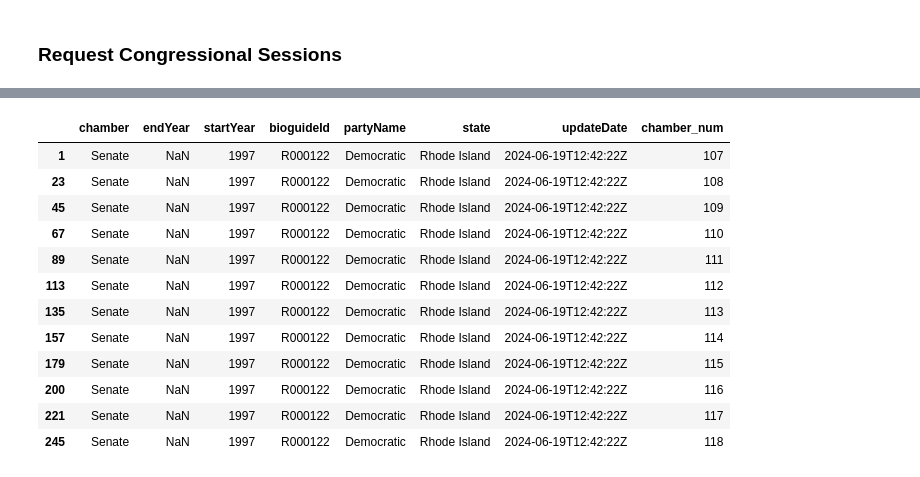
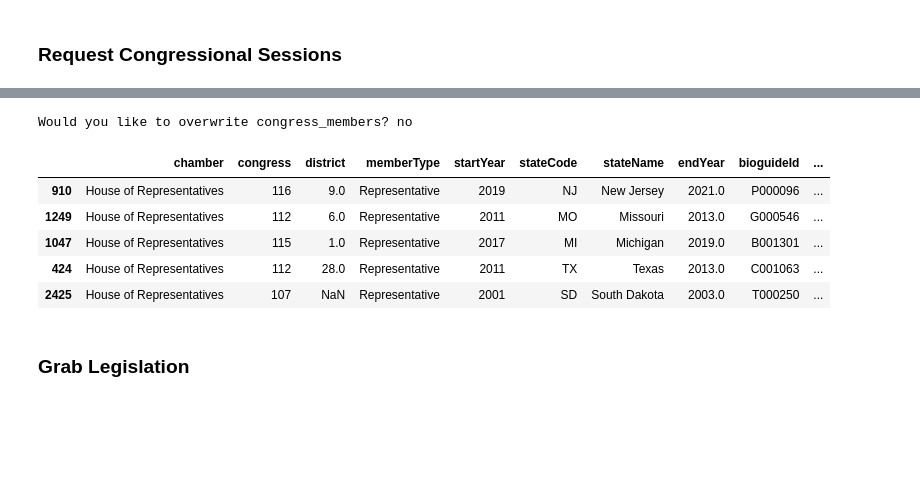
Before and after one commit to StevenSong-sTs/Property-Value-Forecast, a Jupyter notebook: ss24_capstone_team23_datallah_nkitts_steveso/congress_req.ipynb, the cells around one changed output, grey strips where cells are left out. Saved outputs shown, nothing was run; the diff lists cells and outputs as text; code cells hidden in the pictures; blank space fills up the shorter version.

```diff
--- a/ss24_capstone_team23_datallah_nkitts_steveso/congress_req.ipynb
+++ b/ss24_capstone_team23_datallah_nkitts_steveso/congress_req.ipynb
@@ -68,13 +101,0 @@ memory usage: 5.8+ KB
-# %%
-chamber_nums = chambers[chambers.startYear >= '2000'].congress_num.unique()
-
-reps = pd.DataFrame()
-
-for c in chamber_nums[::-1]:
-  member_req = f'https://api.congress.gov/v3/member/congress/{c}?api_key={api_key}{req_format}'
-  member_json = requests.get(member_req)
-  temp_df = pd.json_normalize(member_json.json()['members'],
-                              record_path = ['terms', 'item'],
-                              meta = ['bioguideId', 'partyName', 'state', 'updateDate'])
-  temp_df['chamber_num'] = c
-  reps = pd.concat([reps, temp_df], ignore_index = True)
@@ -139,16 +101,0 @@ memory usage: 16.3+ KB
-# %%
-reps[(reps.chamber == 'Senate')]
-# %% [output]
-|  | chamber | endYear | startYear | bioguideId | partyName | state | updateDate | chamber_num |
-| 1 | Senate | NaN | 1997 | R000122 | Democratic | Rhode Island | 2024-06-19T12:42:22Z | 107 |
-| 23 | Senate | NaN | 1997 | R000122 | Democratic | Rhode Island | 2024-06-19T12:42:22Z | 108 |
-| 45 | Senate | NaN | 1997 | R000122 | Democratic | Rhode Island | 2024-06-19T12:42:22Z | 109 |
-| 67 | Senate | NaN | 1997 | R000122 | Democratic | Rhode Island | 2024-06-19T12:42:22Z | 110 |
-| 89 | Senate | NaN | 1997 | R000122 | Democratic | Rhode Island | 2024-06-19T12:42:22Z | 111 |
-| 113 | Senate | NaN | 1997 | R000122 | Democratic | Rhode Island | 2024-06-19T12:42:22Z | 112 |
-| 135 | Senate | NaN | 1997 | R000122 | Democratic | Rhode Island | 2024-06-19T12:42:22Z | 113 |
-| 157 | Senate | NaN | 1997 | R000122 | Democratic | Rhode Island | 2024-06-19T12:42:22Z | 114 |
-| 179 | Senate | NaN | 1997 | R000122 | Democratic | Rhode Island | 2024-06-19T12:42:22Z | 115 |
-| 200 | Senate | NaN | 1997 | R000122 | Democratic | Rhode Island | 2024-06-19T12:42:22Z | 116 |
-| 221 | Senate | NaN | 1997 | R000122 | Democratic | Rhode Island | 2024-06-19T12:42:22Z | 117 |
-| 245 | Senate | NaN | 1997 | R000122 | Democratic | Rhode Island | 2024-06-19T12:42:22Z | 118 |
@@ -154,0 +158,42 @@ reps[(reps.chamber == 'Senate')]
+# %%
+file_nm = 'congress_members'
+
+if req_data(raw_path, file_nm):
+  # grab member IDs
+  member_ids = paginate(api_key = api_key, meta = ['bioguideId'], endpoint = 'member', return_type = 'df')
+  member_ids_ary = member_ids.bioguideId.unique()
+  # iteratively develop JSON list
+  terms_json_lst = []
+  for member in member_ids_ary:
+    endpoint = f'member/{member}'
+    m_req = f'https://api.congress.gov/v3/{endpoint}?api_key={api_key}&format=json'
+    m_json = requests.get(m_req)
+    terms_json_lst.append(m_json.json()['member'])
+  # save file
+  with open(f'{raw_path}/congress_members_json', 'w') as output_file:
+    json.dump(terms_json_lst, output_file, indent=2)
+  # create df
+  terms_df = pd.json_normalize(terms_json_lst,
+                              record_path = ['terms'],
+                              meta = ['bioguideId', 'currentMember', 'directOrderName', 'partyHistory',
+                                      'sponsoredLegislation', 'cosponsoredLegislation', 'updateDate'],
+                              errors = 'ignore')
+  # restrict to 1999 congress and fwd
+  terms_df = terms_df[terms_df.congress >= 106]
+  # write df
+  terms_df.to_csv(f'{raw_path}/{file_nm}', index = False)
+else:
+  terms_df = pd.read_csv(f'{raw_path}/{file_nm}')
+# %% [output]
+Would you like to overwrite congress_members? no
+# %%
+terms_df.sample(5)
+# %% [output]
+|  | chamber | congress | district | memberType | startYear | stateCode | stateName | endYear | bioguideId | ... |
+| 910 | House of Representatives | 116 | 9.0 | Representative | 2019 | NJ | New Jersey | 2021.0 | P000096 | ... |
+| 1249 | House of Representatives | 112 | 6.0 | Representative | 2011 | MO | Missouri | 2013.0 | G000546 | ... |
+| 1047 | House of Representatives | 115 | 1.0 | Representative | 2017 | MI | Michigan | 2019.0 | B001301 | ... |
+| 424 | House of Representatives | 112 | 28.0 | Representative | 2011 | TX | Texas | 2013.0 | C001063 | ... |
+| 2425 | House of Representatives | 107 | NaN | Representative | 2001 | SD | South Dakota | 2003.0 | T000250 | ... |
+# %% [markdown]
+### Grab Legislation
```
Also changed, not shown: parts of 28 cells of this notebook.
